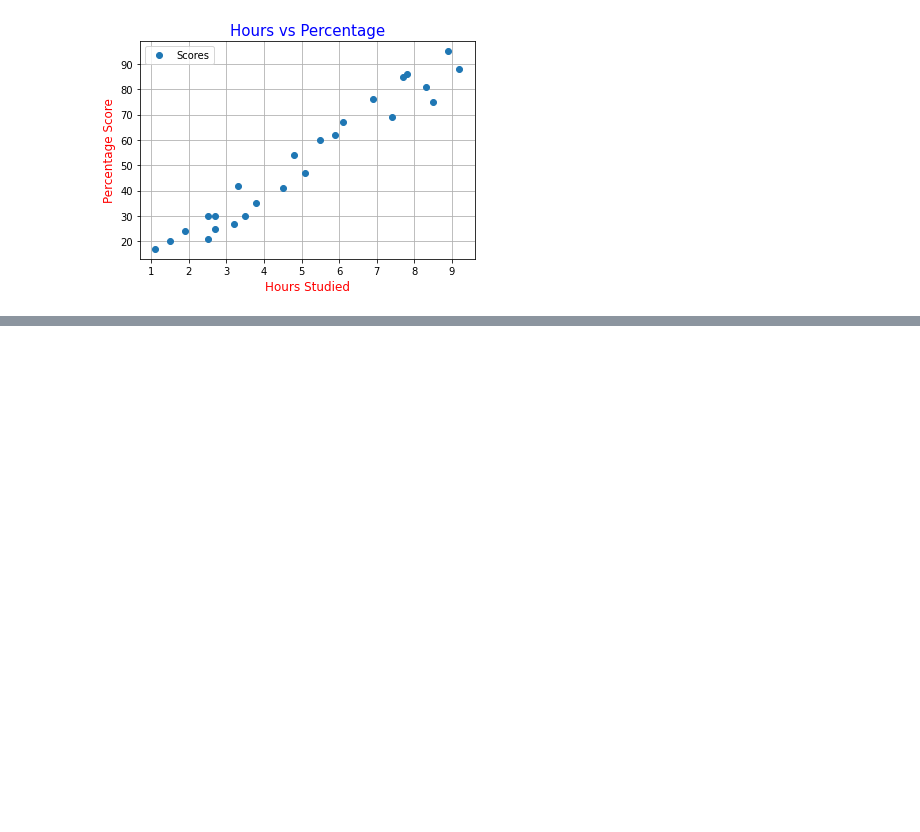
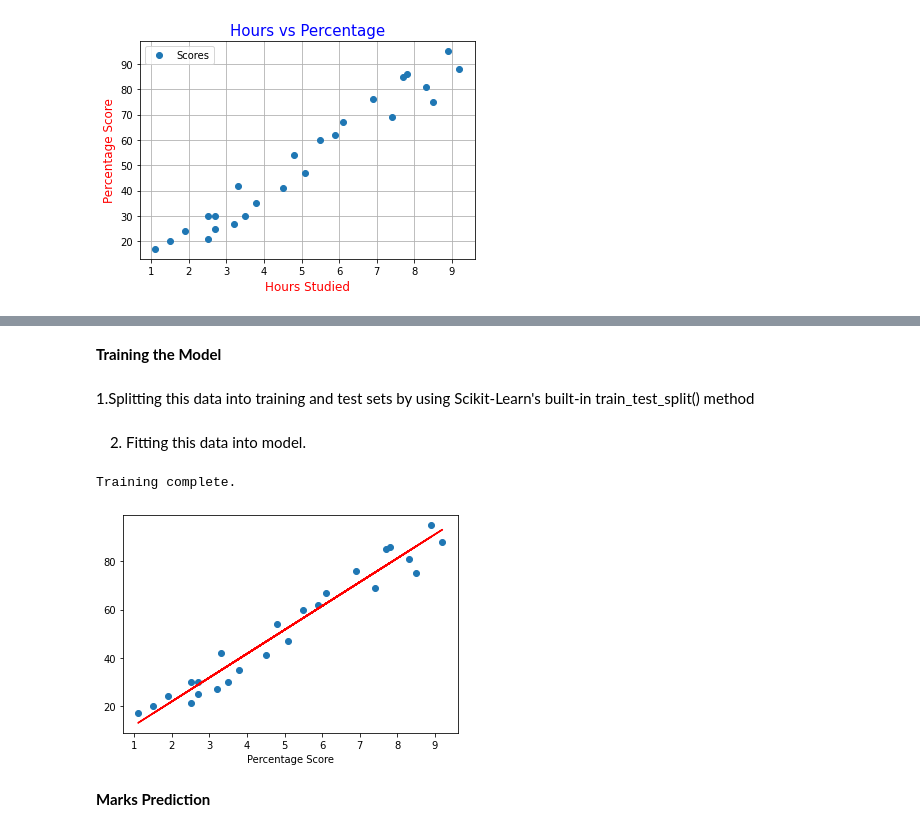
Before and after one commit to chandrawatvaidehi/grip2022, a Jupyter notebook: Untitled1.ipynb, the cells around one changed output, grey strips where cells are left out. Cells and saved outputs as stored; diff of their text form; code cells hidden in the pictures; blank space fills up the shorter version.

```diff
--- a/Untitled1.ipynb
+++ b/Untitled1.ipynb
@@ -91,0 +96,34 @@ plt.show()
+# %%
+x = data.iloc[:, :-1].values
+y = data.iloc[:, 1].values
+# %% [markdown]
+**Training the Model**
+# %% [markdown]
+ 1.Splitting this data into training and test sets by using Scikit-Learn's built-in train_test_split() method
+# %%
+from sklearn.model_selection import train_test_split
+x_train, x_test, y_train, y_test = train_test_split(x, y, test_size=0.2, random_state=0)
+# %% [markdown]
+2. Fitting this data into model.
+# %%
+from sklearn.linear_model import LinearRegression
+regressor = LinearRegression()
+regressor.fit(x_train, y_train)
+
+print("Training complete.")
+# %% [output]
+Training complete.
+# %%
+# Plotting the regression line
+line = regressor.coef_*x+regressor.intercept_
+
+# Plotting for the test data
+plt.scatter(x, y)
+plt.plot(x, line,color='red');
+plt.xlabel('Hours Studied')
+plt.xlabel('Percentage Score')
+plt.show()
+# %% [output]
+[figure, added]
+# %% [markdown]
+**Marks Prediction**
```
Also changed, not shown: parts of 13 cells of this notebook.
